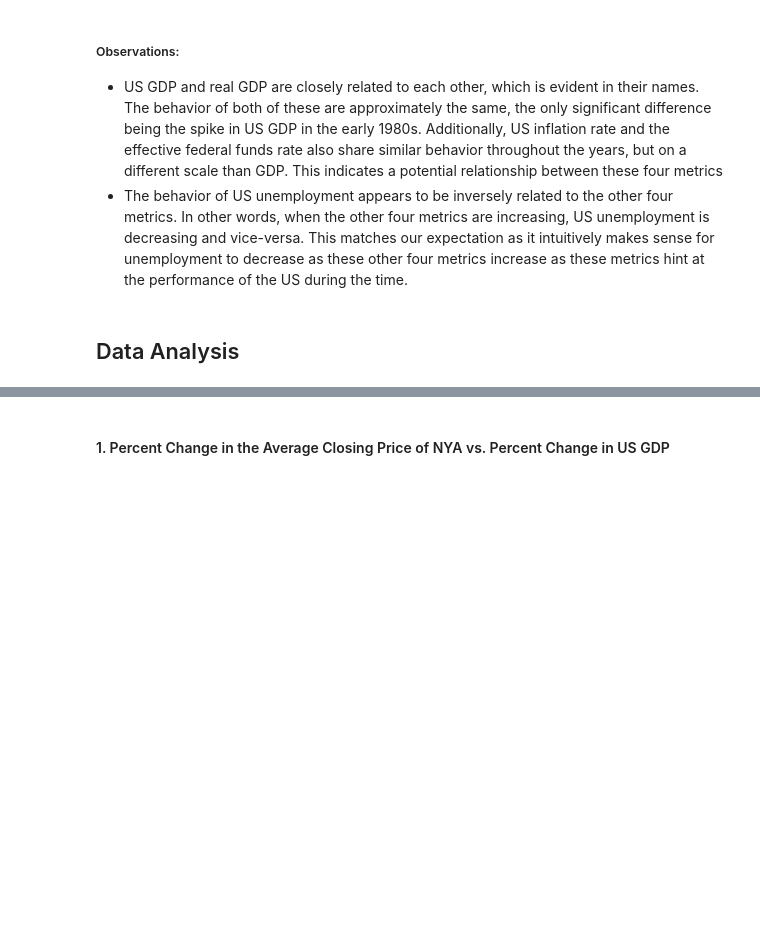
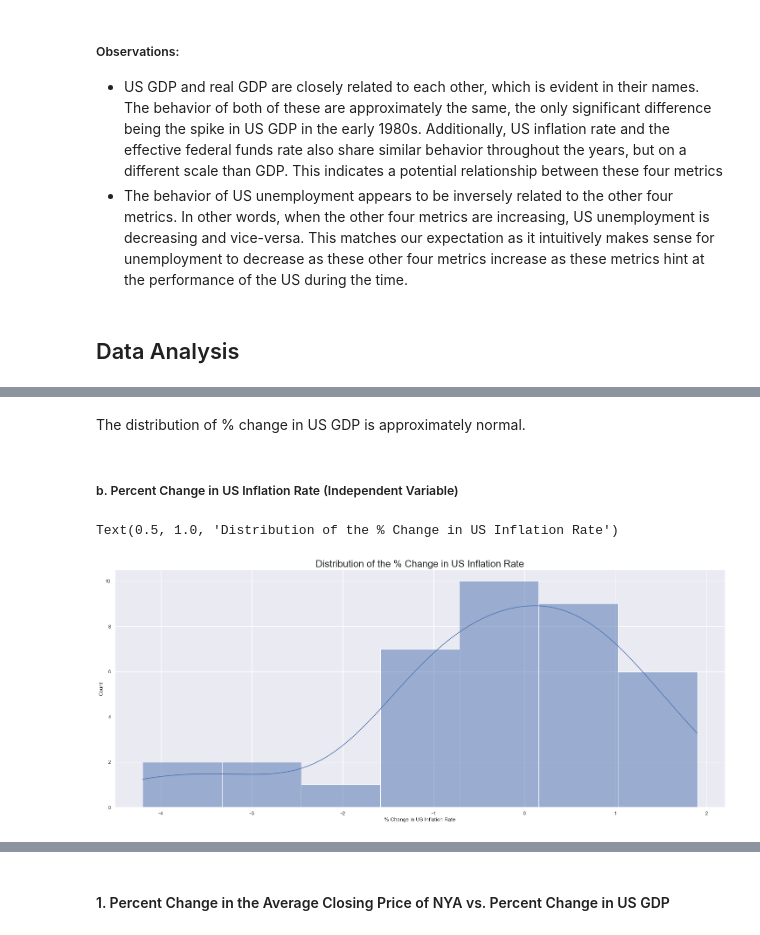
Before and after one commit to jal004/COGS108_SP22_Group009_Project, a Jupyter notebook: FinalProjectGroup009Sp22.ipynb, the cells around one changed output, grey strips where cells are left out. Cells and saved outputs as stored; diff of their text form; code cells hidden in the pictures; blank space fills up the shorter version.

```diff
--- a/FinalProjectGroup009Sp22.ipynb
+++ b/FinalProjectGroup009Sp22.ipynb
@@ -883,0 +926,10 @@ Text(0.5, 1.0, '% Changes in Each US Metric between 1980 to 2016')
+# %% [markdown]
+The distribution of % change in US GDP is approximately normal.
+# %% [markdown]
+##### b. Percent Change in US Inflation Rate (Independent Variable)
+# %%
+dist_ir = sns.histplot(data=us_data_merge['% Change in US Inflation Rate'], kde=True)
+dist_ir.set_title('Distribution of the % Change in US Inflation Rate', fontsize=22)
+# %% [output]
+Text(0.5, 1.0, 'Distribution of the % Change in US Inflation Rate')
+[figure, added]
```
Also changed, not shown: parts of 47 cells of this notebook.
